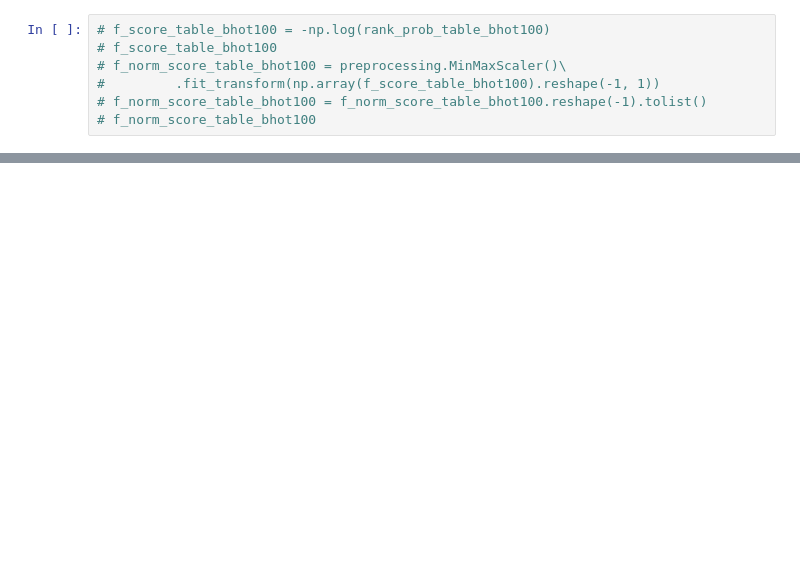
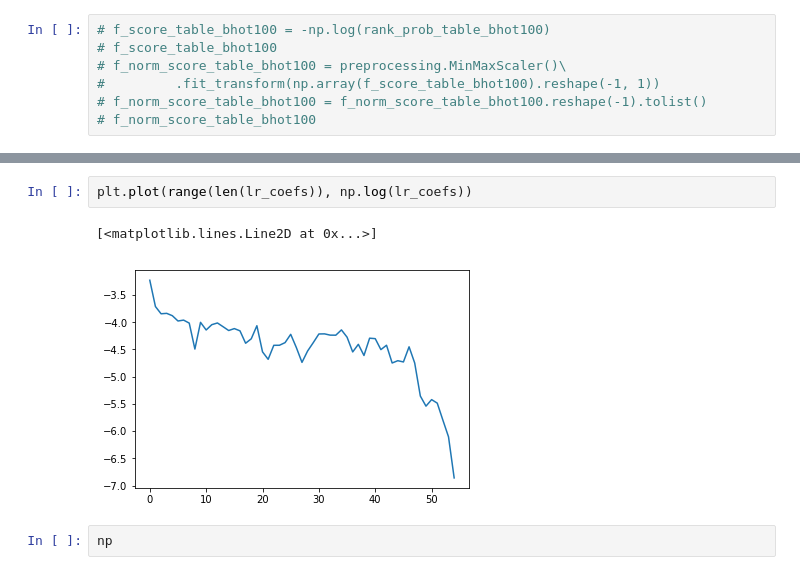
Before and after one commit to elicassion/Do-Popular-Songs-Endure, a Jupyter notebook: scripts/DoSongsEndure_Ultimate.ipynb, the cells around one changed output, grey strips where cells are left out. Drawn from its saved outputs; the diff is of its cells as text; blank space fills up the shorter version.

```diff
--- a/scripts/DoSongsEndure_Ultimate.ipynb
+++ b/scripts/DoSongsEndure_Ultimate.ipynb
@@ -195,0 +369,7 @@ good directions billy currington
+# %%
+plt.plot(range(len(lr_coefs)), np.log(lr_coefs))
+# %% [output]
+[<matplotlib.lines.Line2D at 0x...>]
+[figure, added]
+# %%
+np
```
Also changed, not shown: parts of 30 cells of this notebook, 1 other file.
